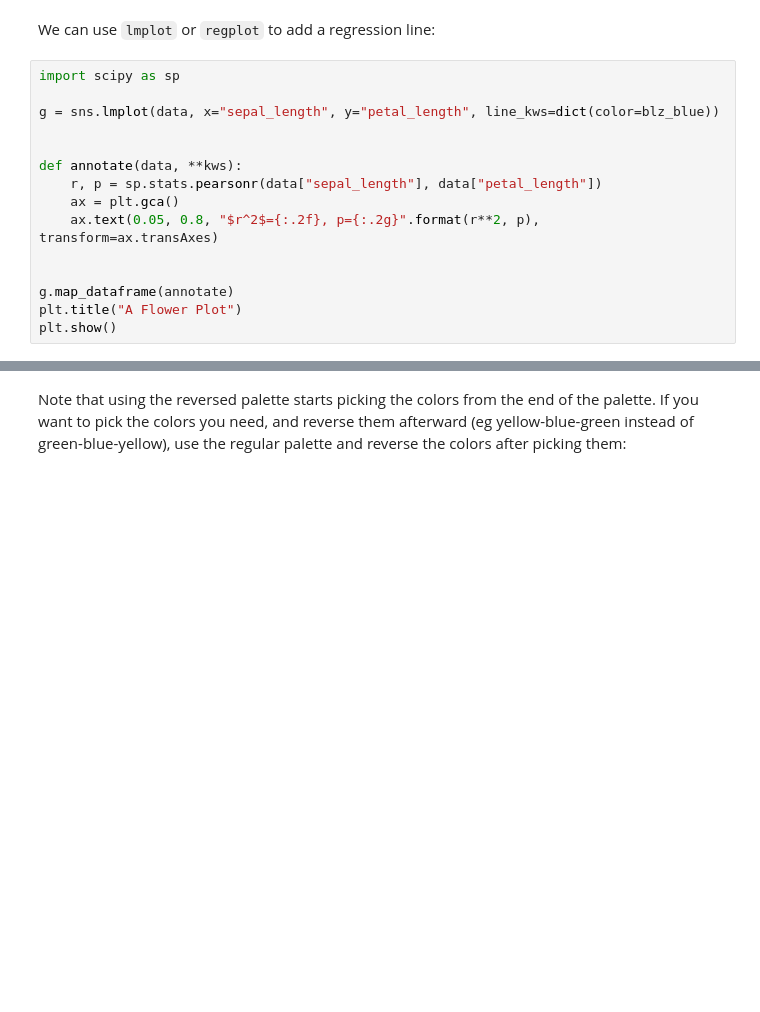
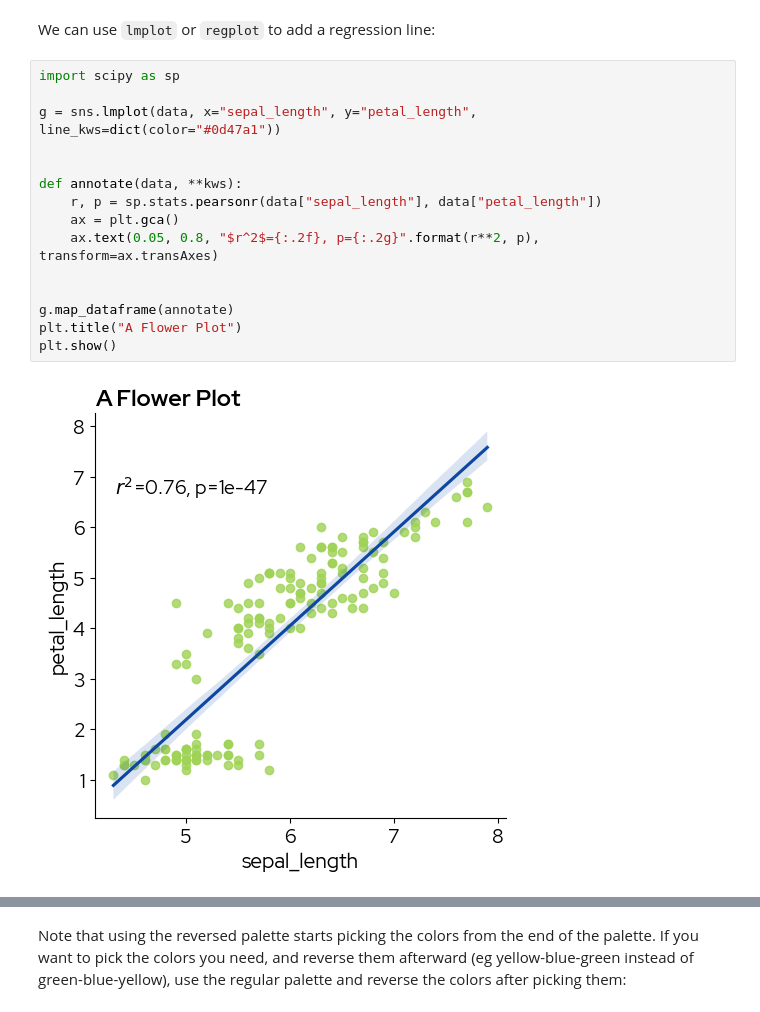
Before and after one commit to lizard-bio/nature-grade-visualization-playground, a Jupyter notebook: BioLizardStylePython/docs/example.ipynb, the cells around one changed output, grey strips where cells are left out. Drawn from its saved outputs; the diff is of its cells as text; blank space fills up the shorter version.

```diff
--- a/BioLizardStylePython/docs/example.ipynb
+++ b/BioLizardStylePython/docs/example.ipynb
@@ -323,18 +390,20 @@ We can use `lmplot` or `regplot` to add a regression line:
 # %%
 import scipy as sp
 
-g = sns.lmplot(data, x="sepal_length", y="petal_length", line_kws=dict(color=blz_blue))
+g = sns.lmplot(data, x="sepal_length", y="petal_length", line_kws=dict(color="#0d47a1"))
 
 
 def annotate(data, **kws):
     r, p = sp.stats.pearsonr(data["sepal_length"], data["petal_length"])
     ax = plt.gca()
     ax.text(0.05, 0.8, "$r^2$={:.2f}, p={:.2g}".format(r**2, p), transform=ax.transAxes)
 
 
 g.map_dataframe(annotate)
 plt.title("A Flower Plot")
 plt.show()
+# %% [output]
+[figure, added]
 # %%
 # specify hue to show the three species
 sns.lmplot(data, x="sepal_length", y="petal_length", hue="species")
```
Also changed, not shown: parts of 40 cells of this notebook, 5 other files.
